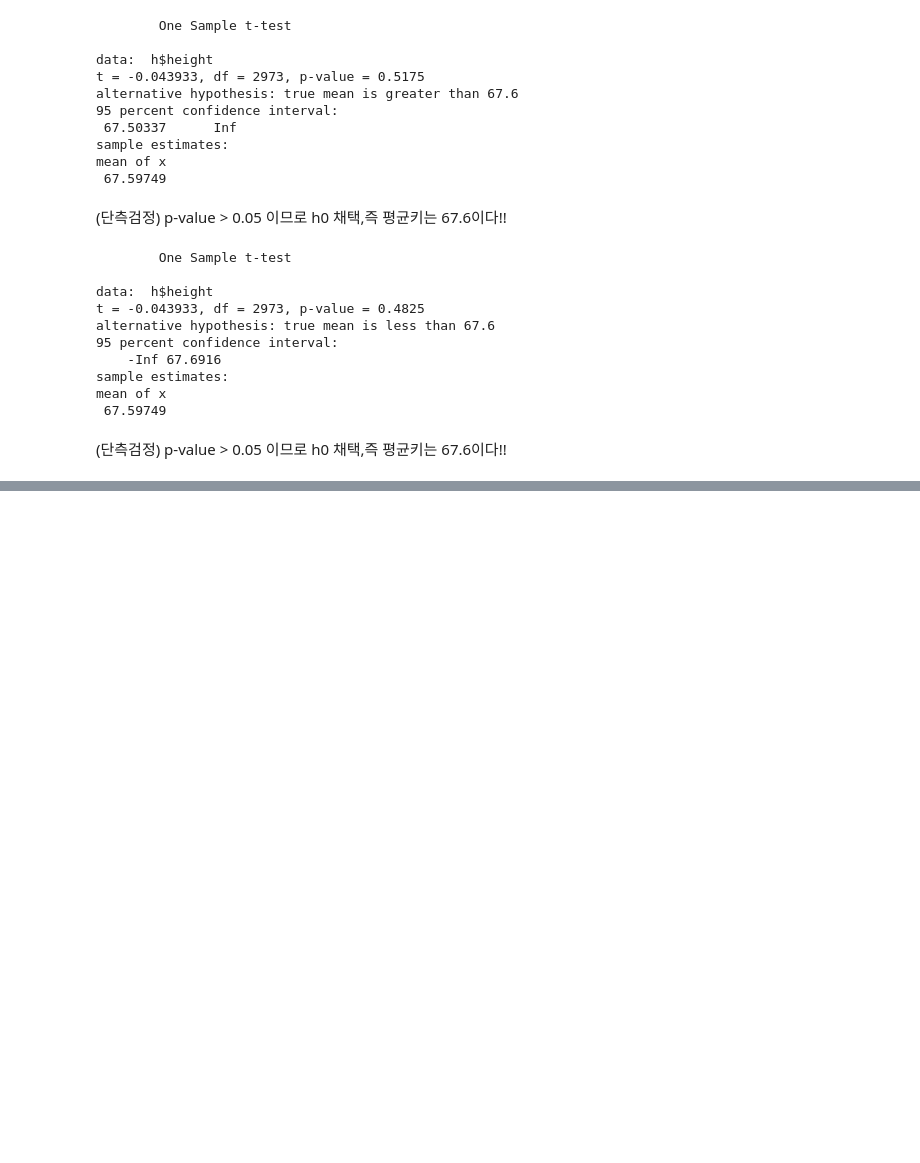
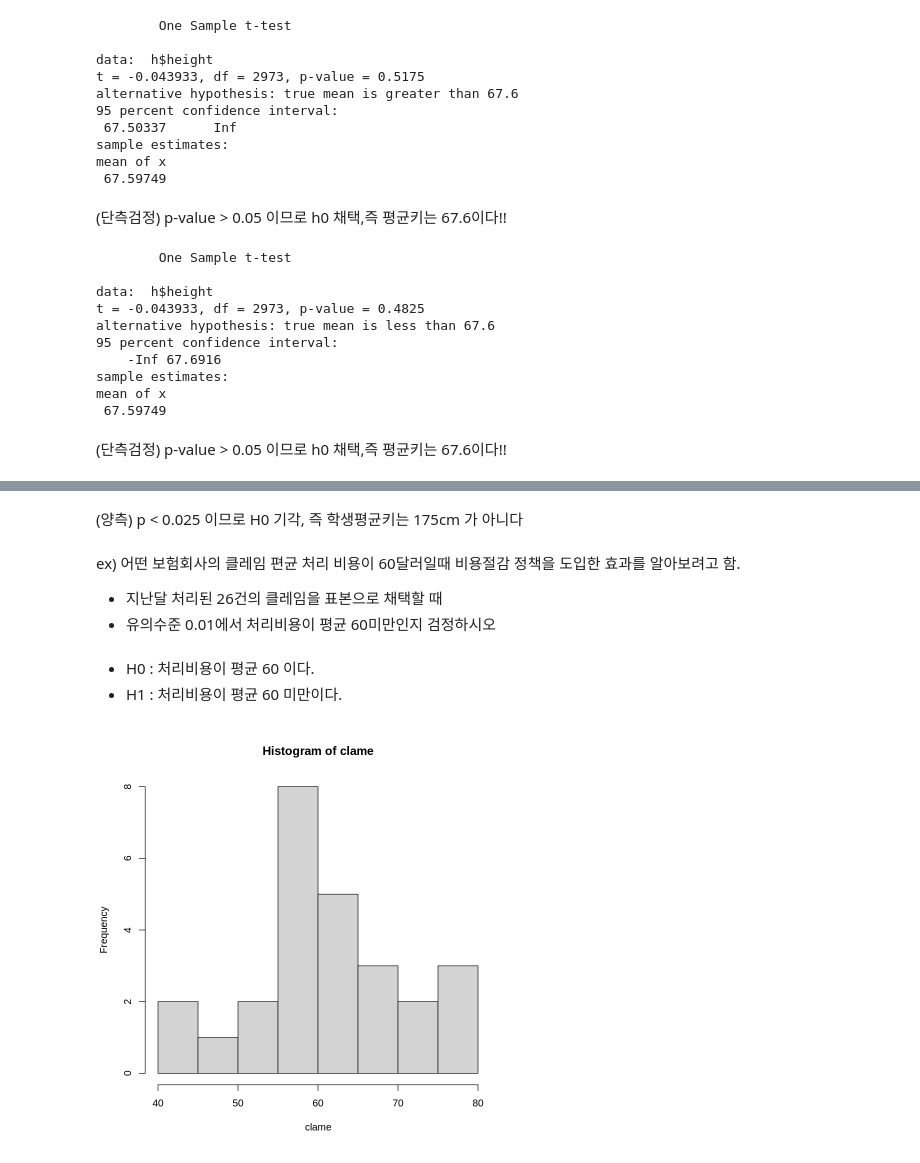
Before and after one commit to gyujin0450/Rstudy, a Jupyter notebook: R13_추정과검정.ipynb, the cells around one changed output, grey strips where cells are left out. Saved outputs shown, nothing was run; the diff lists cells and outputs as text; code cells hidden in the pictures; blank space fills up the shorter version.

```diff
--- a/R13_추정과검정.ipynb
+++ b/R13_추정과검정.ipynb
@@ -98,0 +128,15 @@ mean of x
+# %% [markdown]
+(양측) p < 0.025 이므로 H0 기각, 즉 학생평균키는 175cm 가 아니다
+# %% [markdown]
+ex) 어떤 보험회사의 클레임 편균 처리 비용이 60달러일때 비용절감 정책을 도입한 효과를 알아보려고 함.
+- 지난달 처리된 26건의 클레임을 표본으로 채택할 때
+- 유의수준 0.01에서 처리비용이 평균 60미만인지 검정하시오
+# %% [markdown]
+- H0 : 처리비용이 평균 60 이다.
+- H1 : 처리비용이 평균 60 미만이다.
+# %%
+set.seed(2010311715) # 난수생성 고정
+clame <- sample(c(38:78),26, replace = T)
+hist(clame)
+# %% [output]
+[figure, added]
```
Also changed, not shown: parts of 32 cells of this notebook.
